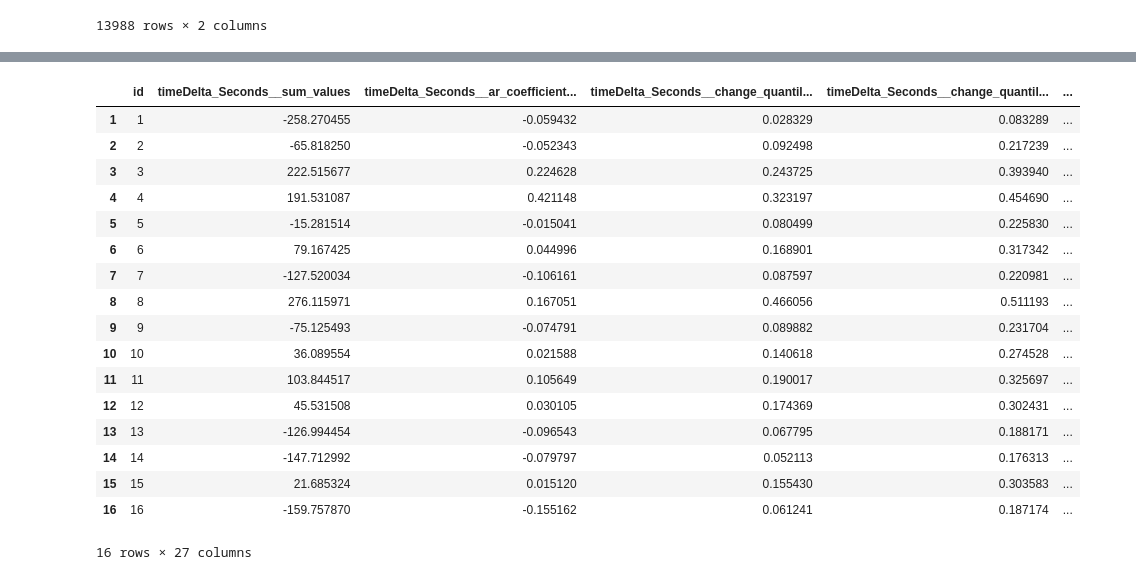
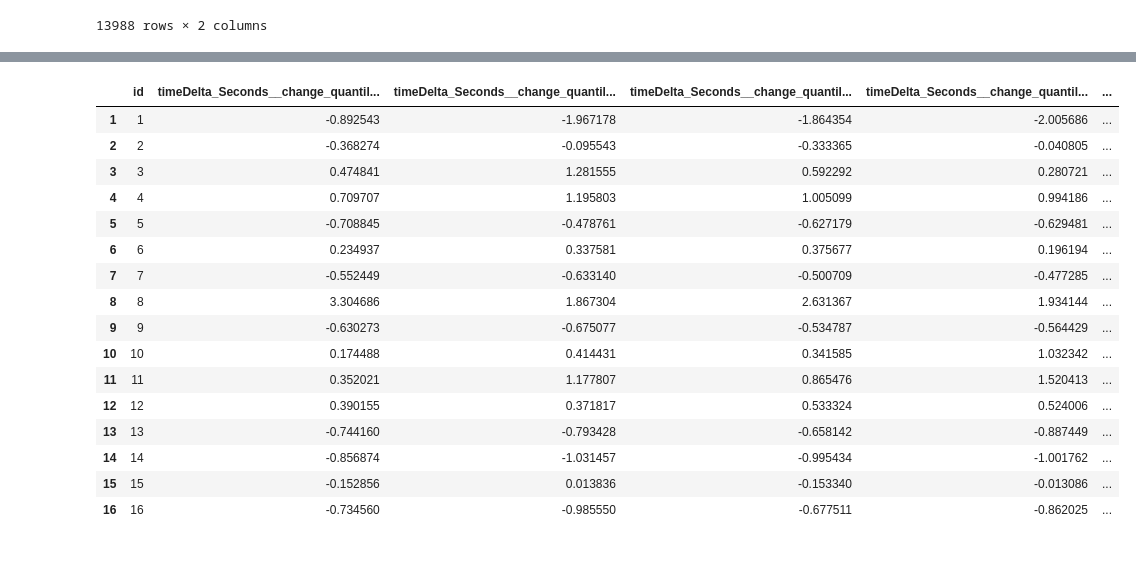
Before and after one commit to pgullstrand/Gigacow-tools, a Jupyter notebook: Model_time_series/GP_model/ts_dataPreparation.ipynb, the cells around one changed output, grey strips where cells are left out. Saved outputs shown, nothing was run; the diff lists cells and outputs as text; code cells hidden in the pictures.

```diff
--- a/Model_time_series/GP_model/ts_dataPreparation.ipynb
+++ b/Model_time_series/GP_model/ts_dataPreparation.ipynb
@@ -43,8 +38,8 @@ for i, _ in enumerate(filelist):
     cow_total = pd.concat([cow_total, single_cow])
 # %%
 #df_static_features = cow_total[['FarmName_Pseudo']]
-static_cols = ['FarmName_Pseudo', 'TrafficDeviceName', 'LactationNumber', 'BreedName']
-timeSeries_cols = ['Age', 'MilkProduction', 'timeDelta_Seconds', 'DaysInMilk']
+static_cols = ['Age', 'FarmName_Pseudo', 'TrafficDeviceName', 'LactationNumber', 'BreedName', 'DaysInMilk']
+timeSeries_cols = ['MilkProduction', 'timeDelta_Seconds']
 output_col = ['label']
 # %%
 cow_label = cow_total[['id', 'label']].copy()
@@ -77,12 +72,9 @@ cow_timeseries
 # %%
 for col in timeSeries_cols:
     ts_processed = pd.DataFrame(cow_total[col].copy())
-    # normalize numerical features
-    scaler_std = StandardScaler()
-    ts_processed = pd.DataFrame(scaler_std.fit_transform(ts_processed))
-    ts_processed.rename(columns={0: col}, inplace=True)
+    ts_processed.index = range(0,len(ts_processed))
+    ts_processed = pd.concat([cow_timeseries, ts_processed], axis=1)
     print(ts_processed)
-    ts_processed = pd.concat([cow_timeseries, ts_processed], axis=1)
     # extract time series features
     extracted_features = extract_features(ts_processed, column_id="id", column_sort="MilkingEventDateTime")
     #extracted_features.dropna(axis=1, inplace=True)
@@ -169,0 +113,11 @@ ts_extracted_dataset
+# %%
+ts_extracted_features = ts_extracted_dataset.iloc[:, 1:len(ts_extracted_dataset.columns)].copy()
+# normalize numerical features
+ts_extracted_cols = ts_extracted_features.columns
+scaler_std = StandardScaler()
+ts_std = scaler_std.fit_transform(ts_extracted_features)
+# transform standard data into dataframe
+ts_extracted_processed = pd.DataFrame(ts_std, columns=ts_extracted_cols)
+ts_extracted_processed.index = range(1,len(ts_extracted_processed)+1)
+# append id col to the dataframe
+ts_extracted_processed = pd.concat([ts_extracted_dataset['id'], ts_extracted_processed], axis=1)
@@ -169,0 +148,10 @@ ts_extracted_dataset
+# %%
+# add one-hot encoded categorical features
+ohe = OneHotEncoder(handle_unknown='ignore',sparse=False)
+cow_breed = cow_total[['id', 'BreedName']].copy()
+cow_breed.drop_duplicates(subset=['id'], inplace=True)
+cat = ohe.fit_transform(np.array(cow_breed['BreedName']).reshape(-1, 1))
+col_names = ohe.get_feature_names_out(['BreedName'])
+cat_breed = pd.DataFrame(cat, columns=col_names)
+cat_breed.index = range(1,len(cow_breed)+1)
+cat_breed
@@ -170,26 +176,26 @@ ts_extracted_dataset
 # %%
-ts_dataset = pd.concat([ts_extracted_dataset, y], axis=1)
-ts_dataset.to_csv(dataDir.parent/"ts_dataset.csv", index=False)
+ts_dataset = pd.concat([ts_extracted_processed, cat_breed], axis=1)
+ts_dataset = pd.concat([ts_dataset, y], axis=1)
+ts_dataset.to_csv(dataDir.parent/"ts_dataset_16_with_cat.csv", index=False)
 ts_dataset
 # %% [output]
-|  | id | timeDelta_Seconds__sum_values | timeDelta_Seconds__ar_coefficient... | timeDelta_Seconds__change_quantil... | timeDelta_Seconds__change_quantil... | ... |
-| 1 | 1 | -258.270455 | -0.059432 | 0.028329 | 0.083289 | ... |
-| 2 | 2 | -65.818250 | -0.052343 | 0.092498 | 0.217239 | ... |
-| 3 | 3 | 222.515677 | 0.224628 | 0.243725 | 0.393940 | ... |
-| 4 | 4 | 191.531087 | 0.421148 | 0.323197 | 0.454690 | ... |
-| 5 | 5 | -15.281514 | -0.015041 | 0.080499 | 0.225830 | ... |
-| 6 | 6 | 79.167425 | 0.044996 | 0.168901 | 0.317342 | ... |
-| 7 | 7 | -127.520034 | -0.106161 | 0.087597 | 0.220981 | ... |
-| 8 | 8 | 276.115971 | 0.167051 | 0.466056 | 0.511193 | ... |
-| 9 | 9 | -75.125493 | -0.074791 | 0.089882 | 0.231704 | ... |
-| 10 | 10 | 36.089554 | 0.021588 | 0.140618 | 0.274528 | ... |
-| 11 | 11 | 103.844517 | 0.105649 | 0.190017 | 0.325697 | ... |
-| 12 | 12 | 45.531508 | 0.030105 | 0.174369 | 0.302431 | ... |
-| 13 | 13 | -126.994454 | -0.096543 | 0.067795 | 0.188171 | ... |
-| 14 | 14 | -147.712992 | -0.079797 | 0.052113 | 0.176313 | ... |
-| 15 | 15 | 21.685324 | 0.015120 | 0.155430 | 0.303583 | ... |
-| 16 | 16 | -159.757870 | -0.155162 | 0.061241 | 0.187174 | ... |
+|  | id | timeDelta_Seconds__change_quantil... | timeDelta_Seconds__change_quantil... | timeDelta_Seconds__change_quantil... | timeDelta_Seconds__change_quantil... | ... |
+| 1 | 1 | -0.892543 | -1.967178 | -1.864354 | -2.005686 | ... |
+| 2 | 2 | -0.368274 | -0.095543 | -0.333365 | -0.040805 | ... |
+| 3 | 3 | 0.474841 | 1.281555 | 0.592292 | 0.280721 | ... |
+| 4 | 4 | 0.709707 | 1.195803 | 1.005099 | 0.994186 | ... |
+| 5 | 5 | -0.708845 | -0.478761 | -0.627179 | -0.629481 | ... |
+| 6 | 6 | 0.234937 | 0.337581 | 0.375677 | 0.196194 | ... |
+| 7 | 7 | -0.552449 | -0.633140 | -0.500709 | -0.477285 | ... |
+| 8 | 8 | 3.304686 | 1.867304 | 2.631367 | 1.934144 | ... |
+| 9 | 9 | -0.630273 | -0.675077 | -0.534787 | -0.564429 | ... |
+| 10 | 10 | 0.174488 | 0.414431 | 0.341585 | 1.032342 | ... |
+| 11 | 11 | 0.352021 | 1.177807 | 0.865476 | 1.520413 | ... |
+| 12 | 12 | 0.390155 | 0.371817 | 0.533324 | 0.524006 | ... |
+| 13 | 13 | -0.744160 | -0.793428 | -0.658142 | -0.887449 | ... |
+| 14 | 14 | -0.856874 | -1.031457 | -0.995434 | -1.001762 | ... |
+| 15 | 15 | -0.152856 | 0.013836 | -0.153340 | -0.013086 | ... |
+| 16 | 16 | -0.734560 | -0.985550 | -0.677511 | -0.862025 | ... |
-16 rows × 27 columns
 # %%
 from tsfresh.feature_selection.relevance import calculate_relevance_table
 rt = calculate_relevance_table(extracted_features, y)
```
Also changed, not shown: parts of 7 cells of this notebook, 4 other files.
